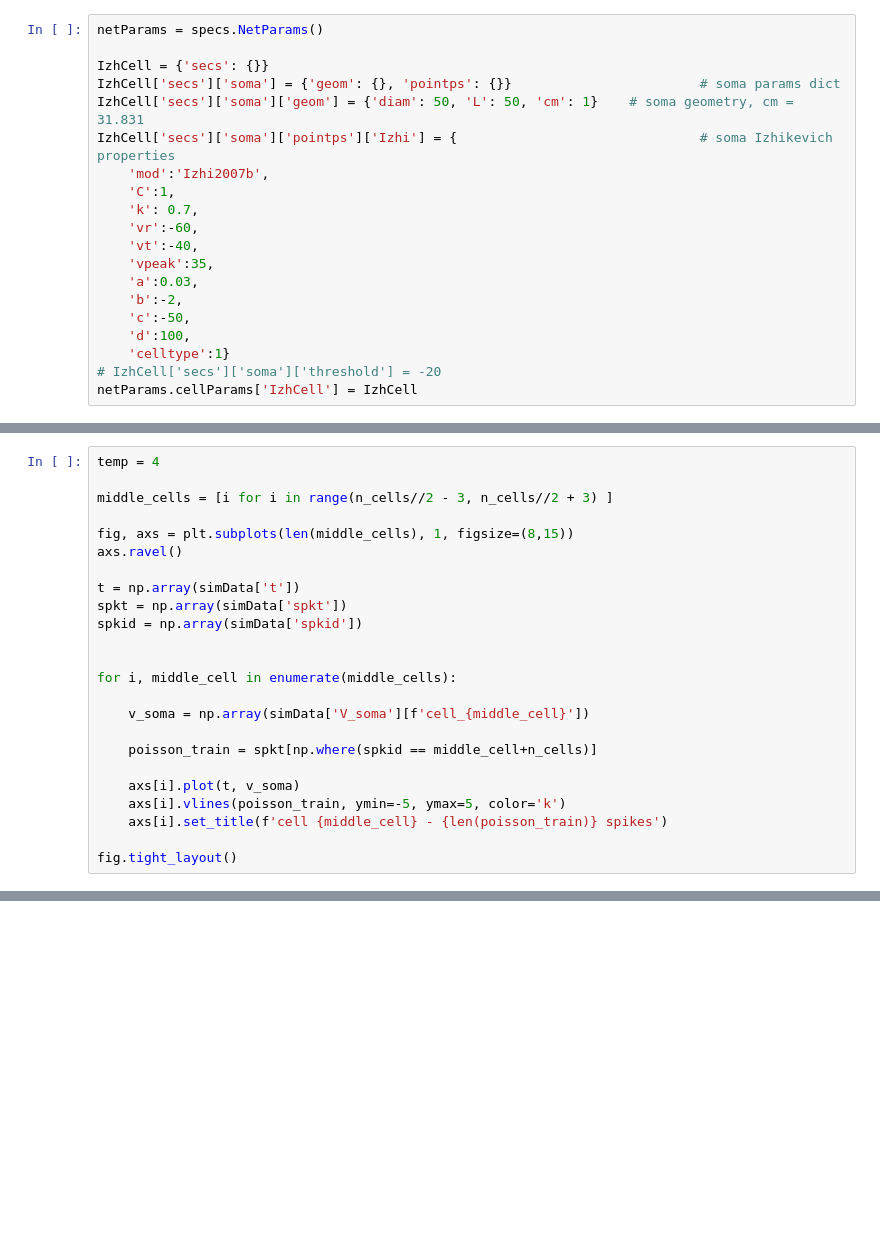
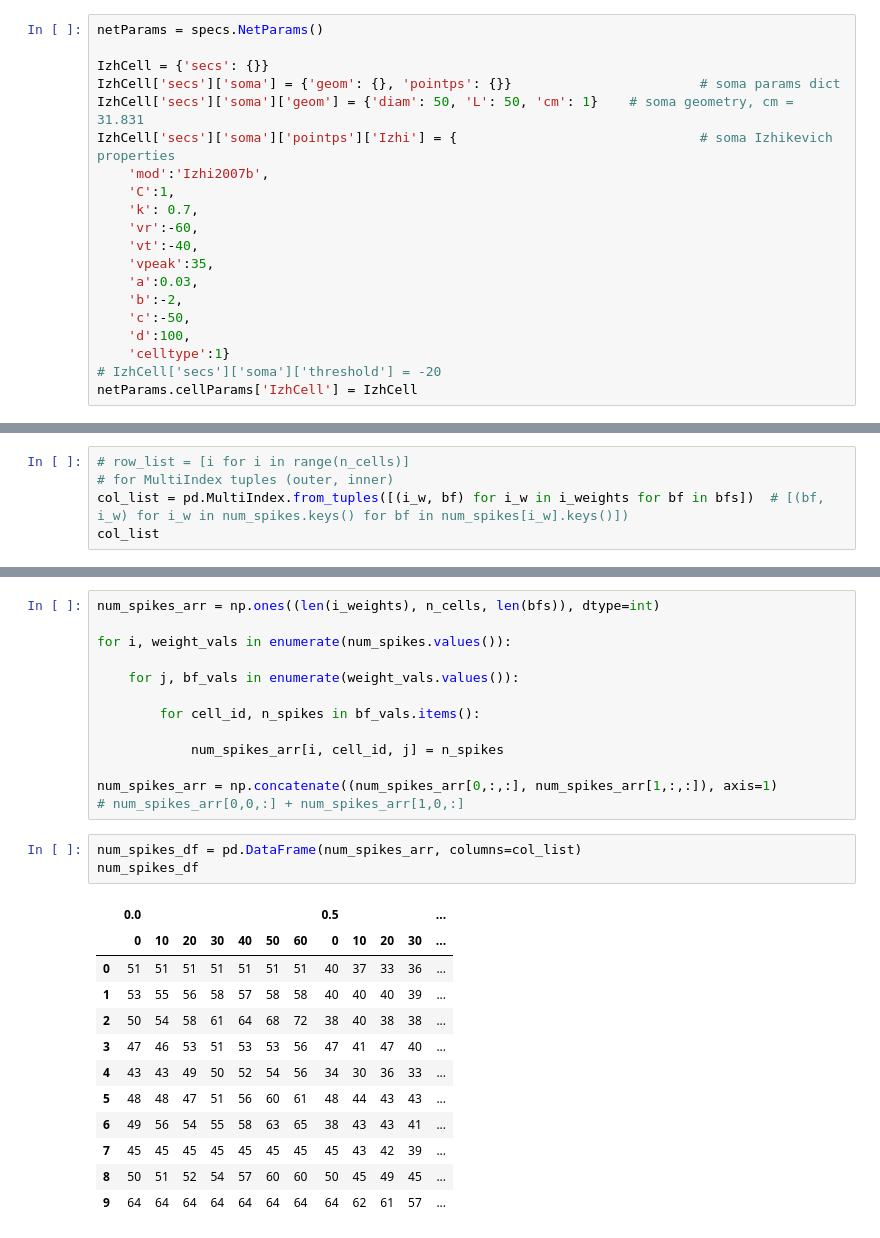
Before and after one commit to kedoxey/DCN_model, a Jupyter notebook: notebooks/network_layers.ipynb, the cells around one changed output, grey strips where cells are left out. Cells and saved outputs as stored; diff of their text form; blank space fills up the shorter version.

```diff
--- a/notebooks/network_layers.ipynb
+++ b/notebooks/network_layers.ipynb
@@ -136,24 +172,0 @@ Total time = 1.56 s
-# %%
-temp = 4
-
-middle_cells = [i for i in range(n_cells//2 - 3, n_cells//2 + 3) ]
-
-fig, axs = plt.subplots(len(middle_cells), 1, figsize=(8,15))
-axs.ravel()
-
-t = np.array(simData['t'])
-spkt = np.array(simData['spkt'])
-spkid = np.array(simData['spkid'])
-
-
-for i, middle_cell in enumerate(middle_cells):
-
-    v_soma = np.array(simData['V_soma'][f'cell_{middle_cell}'])
-
-    poisson_train = spkt[np.where(spkid == middle_cell+n_cells)]
-
-    axs[i].plot(t, v_soma)
-    axs[i].vlines(poisson_train, ymin=-5, ymax=5, color='k')
-    axs[i].set_title(f'cell {middle_cell} - {len(poisson_train)} spikes')
-
-fig.tight_layout()
@@ -164,0 +327,5 @@ plot spike trains of ANF (correspond to cell ^)
+# %%
+# row_list = [i for i in range(n_cells)]
+# for MultiIndex tuples (outer, inner)
+col_list = pd.MultiIndex.from_tuples([(i_w, bf) for i_w in i_weights for bf in bfs])  # [(bf, i_w) for i_w in num_spikes.keys() for bf in num_spikes[i_w].keys()])
+col_list
@@ -164,0 +348,29 @@ plot spike trains of ANF (correspond to cell ^)
+# %%
+num_spikes_arr = np.ones((len(i_weights), n_cells, len(bfs)), dtype=int)
+
+for i, weight_vals in enumerate(num_spikes.values()):
+
+    for j, bf_vals in enumerate(weight_vals.values()):
+
+        for cell_id, n_spikes in bf_vals.items():
+
+            num_spikes_arr[i, cell_id, j] = n_spikes
+
+num_spikes_arr = np.concatenate((num_spikes_arr[0,:,:], num_spikes_arr[1,:,:]), axis=1)
+# num_spikes_arr[0,0,:] + num_spikes_arr[1,0,:]
+# %%
+num_spikes_df = pd.DataFrame(num_spikes_arr, columns=col_list)
+num_spikes_df
+# %% [output]
+|  | 0.0 |  |  |  |  |  |  | 0.5 |  |  |  | ... |
+|  | 0 | 10 | 20 | 30 | 40 | 50 | 60 | 0 | 10 | 20 | 30 | ... |
+| 0 | 51 | 51 | 51 | 51 | 51 | 51 | 51 | 40 | 37 | 33 | 36 | ... |
+| 1 | 53 | 55 | 56 | 58 | 57 | 58 | 58 | 40 | 40 | 40 | 39 | ... |
+| 2 | 50 | 54 | 58 | 61 | 64 | 68 | 72 | 38 | 40 | 38 | 38 | ... |
+| 3 | 47 | 46 | 53 | 51 | 53 | 53 | 56 | 47 | 41 | 47 | 40 | ... |
+| 4 | 43 | 43 | 49 | 50 | 52 | 54 | 56 | 34 | 30 | 36 | 33 | ... |
+| 5 | 48 | 48 | 47 | 51 | 56 | 60 | 61 | 48 | 44 | 43 | 43 | ... |
+| 6 | 49 | 56 | 54 | 55 | 58 | 63 | 65 | 38 | 43 | 43 | 41 | ... |
+| 7 | 45 | 45 | 45 | 45 | 45 | 45 | 45 | 45 | 43 | 42 | 39 | ... |
+| 8 | 50 | 51 | 52 | 54 | 57 | 60 | 60 | 50 | 45 | 49 | 45 | ... |
+| 9 | 64 | 64 | 64 | 64 | 64 | 64 | 64 | 64 | 62 | 61 | 57 | ... |
```
Also changed, not shown: parts of 24 cells of this notebook, 2 other files.
